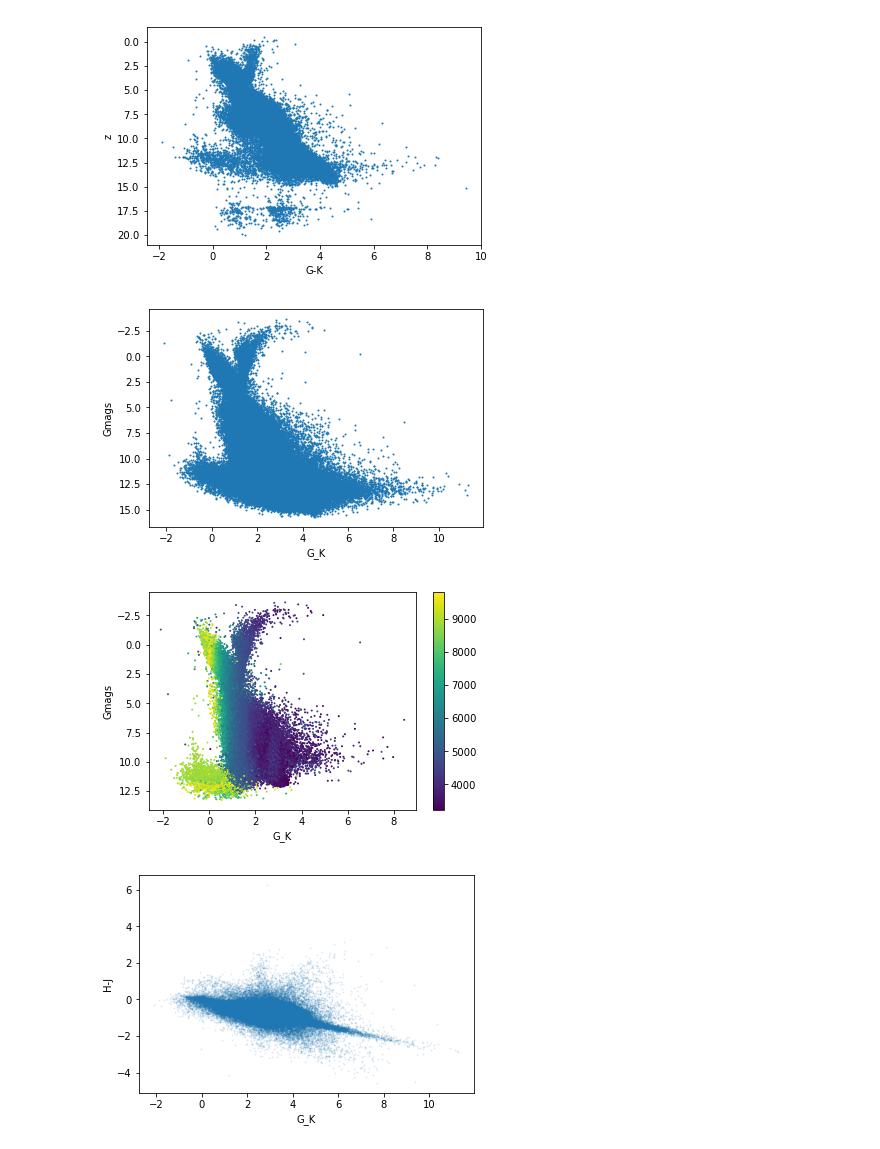
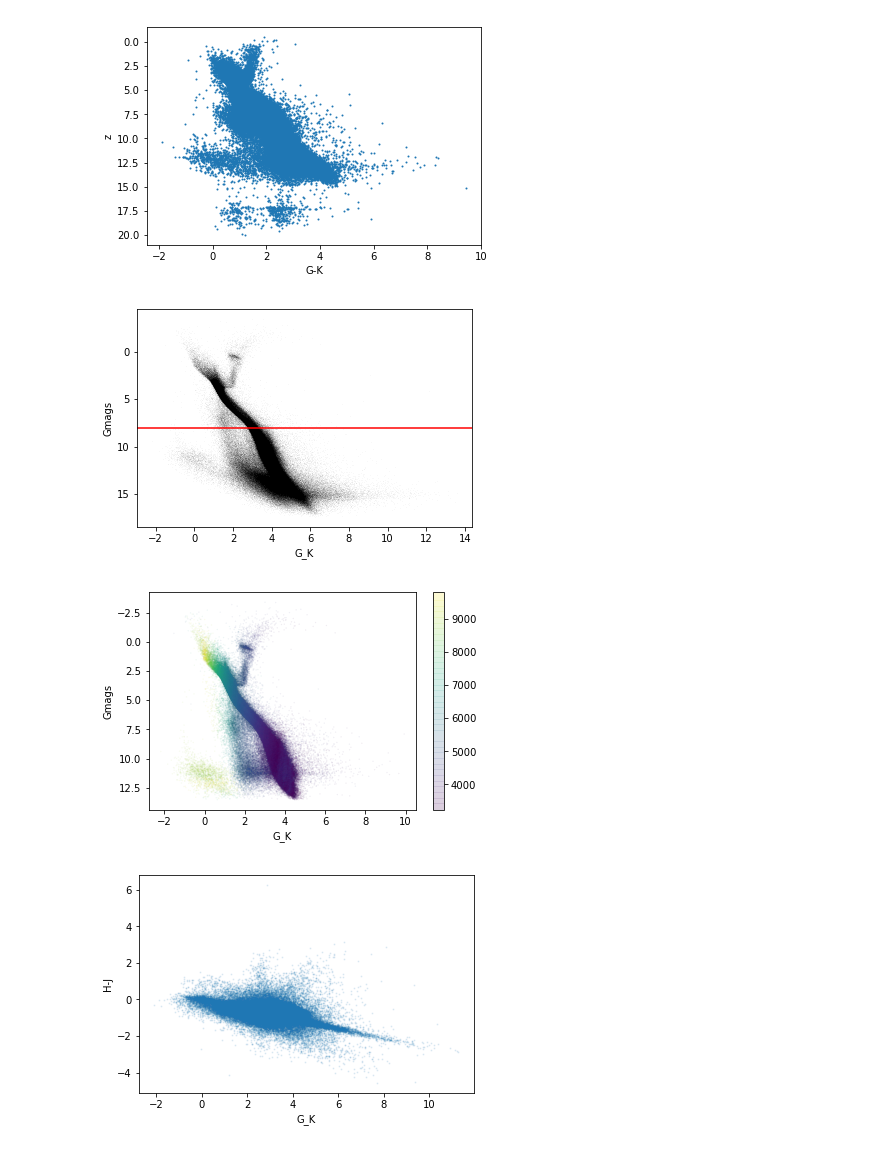
Before and after one commit to leemundy/GAIA, a Jupyter notebook: Work-Areas/rpopescu/notebook/Templates3.ipynb, the cells around one changed output. Cells and saved outputs as stored; diff of their text form; code cells hidden in the pictures.

```diff
--- a/Work-Areas/rpopescu/notebook/Templates3.ipynb
+++ b/Work-Areas/rpopescu/notebook/Templates3.ipynb
@@ -343,22 +441,23 @@ plt.show()
 # %%
 #Gabs vs G_k
 
-plt.scatter(G_K,Gmags,s=1)
+plt.scatter(G_K,Gmags,s=.01,alpha=0.1,color="black")
+plt.axhline(y = 8,c='r')
 plt.gca().invert_yaxis()
 plt.xlabel('G_K')
 plt.ylabel('Gmags')
 plt.show()
 # %% [output]
-[figure, old version]
+[figure, new version]
 # %%
-plt.scatter(G_K,Gmags,s=1,c=Temp)
+plt.scatter(G_K,Gmags,s=.1,alpha=.1,c=Temp)
 plt.gca().invert_yaxis()
 plt.xlabel('G_K')
 plt.ylabel('Gmags')
 plt.colorbar()
 plt.show()
 # %% [output]
-[figure, old version]
+[figure, new version]
 # %%
 H_J = Hmags-Jmags
 plt.scatter(G_K,H_J,s=1,alpha=0.1)
```
Also changed, not shown: parts of 15 cells of this notebook.
